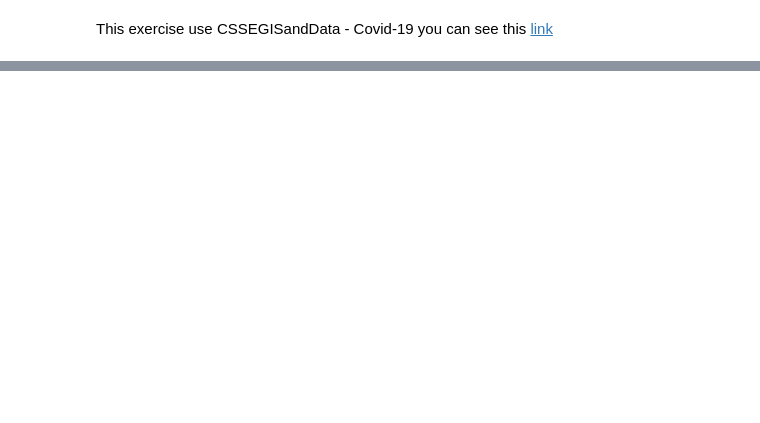
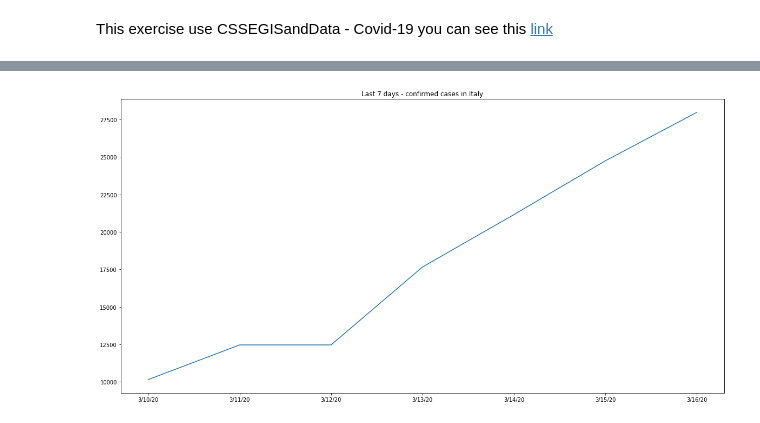
Before and after one commit to kaiocesar/data-science-health, a Jupyter notebook: Data-Science-Health.ipynb, the cells around one changed output, grey strips where cells are left out. Drawn from its saved outputs; the diff is of its cells as text; code cells hidden in the pictures; blank space fills up the shorter version.

```diff
--- a/Data-Science-Health.ipynb
+++ b/Data-Science-Health.ipynb
@@ -24,0 +56,7 @@ confirmed_cases[4:]#[confirmed_cases['Country/Region'] == 'Brazil'][4:]
+# %%
+plt.figure(figsize=(20, 10))
+confirmed_by_country.loc["Italy"][-7:].plot()
+plt.title("Last 7 days - confirmed cases in Italy")
+plt.show()
+# %% [output]
+[figure, added]
```
Also changed, not shown: parts of 10 cells of this notebook, 1 other file.
